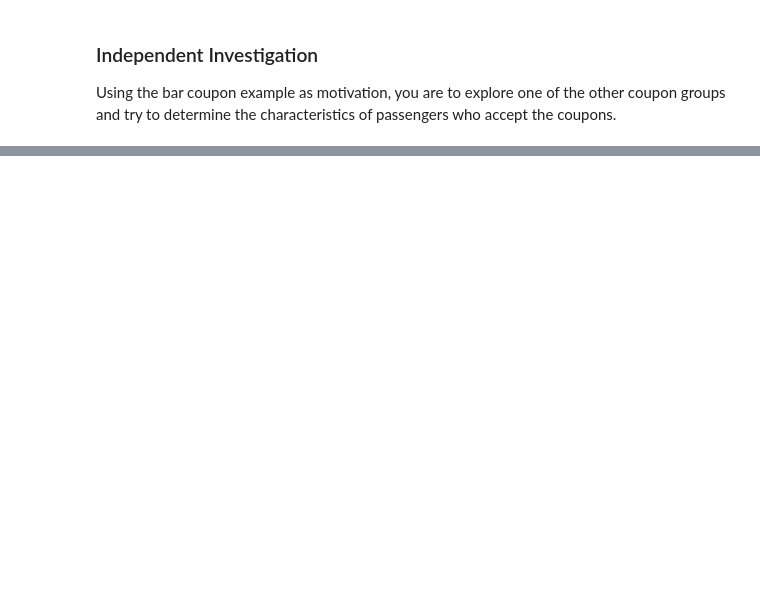
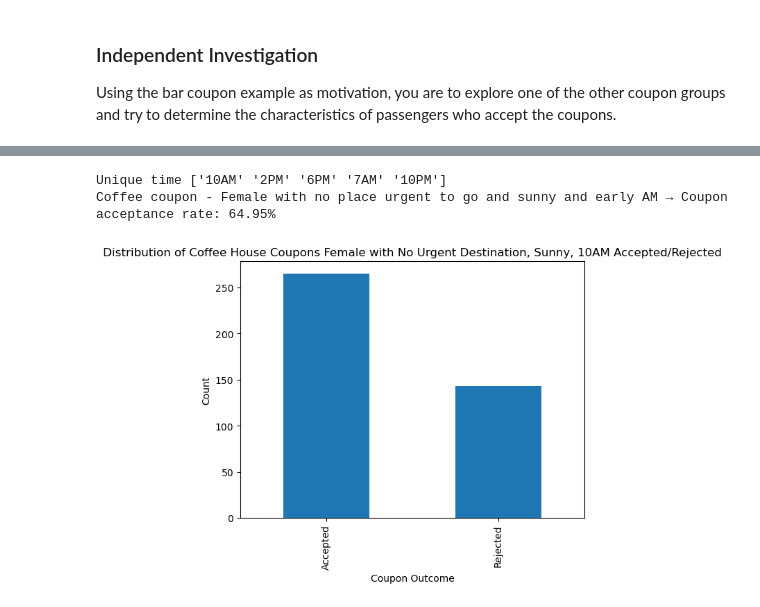
Before and after one commit to ayamundhenk/Assignment5.1, a Jupyter notebook: prompt.ipynb, the cells around one changed output, grey strips where cells are left out. Saved outputs shown, nothing was run; the diff lists cells and outputs as text; code cells hidden in the pictures; blank space fills up the shorter version.

```diff
--- a/prompt.ipynb
+++ b/prompt.ipynb
@@ -259,0 +454,18 @@ Using the bar coupon example as motivation, you are to explore one of the other
+# %%
+print('Unique time', data_coffee['time'].unique())
+filter_coffee_female_noUrgentPlace_sunny_AM = data_coffee[
+    (data_coffee['gender'].isin(['Female'])) &
+    (data_coffee['destination'].isin(['No Urgent Place'])) &
+    (data_coffee['weather'].isin(['Sunny'])) &
+    (data_coffee['time'].isin(['7AM','10AM']))
+]
+filter_coffee_female_noUrgentPlace_sunny_AM['Y'].map(labels).value_counts().plot(kind='bar')
+plt.title('Distribution of Coffee House Coupons Female with No Urgent Destination, Sunny, 10AM Accepted/Rejected')
+plt.xlabel('Coupon Outcome')
+plt.ylabel('Count')
+plt.show
+acceptance_rate(filter_coffee_female_noUrgentPlace_sunny_AM, 'Coffee coupon - Female with no place urgent to go and sunny and early AM')
+# %% [output]
+Unique time ['10AM' '2PM' '6PM' '7AM' '10PM']
+Coffee coupon - Female with no place urgent to go and sunny and early AM → Coupon acceptance rate: 64.95%
+[figure, added]
```
Also changed, not shown: parts of 14 cells of this notebook.
